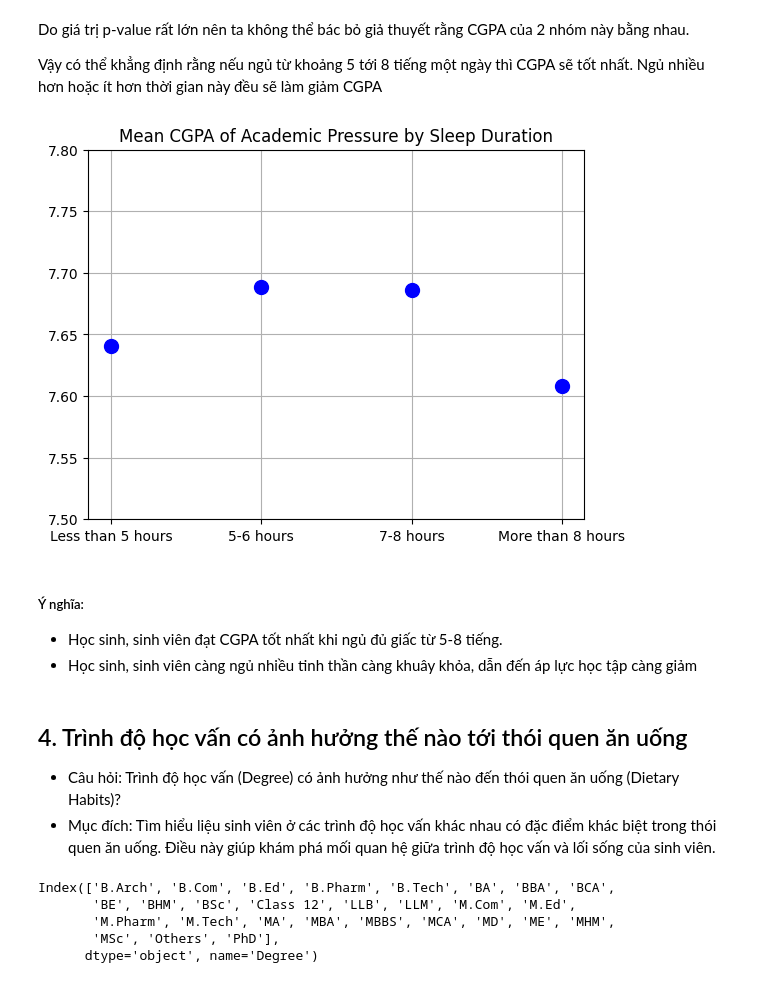
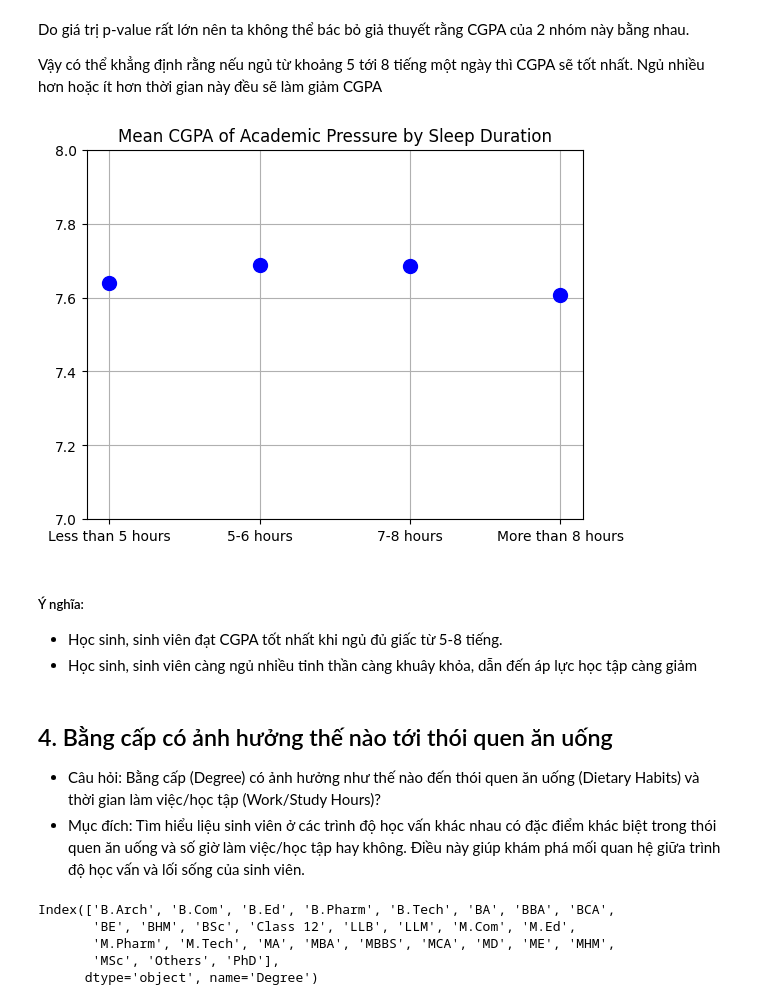
Before and after one commit to lhldanh/HCMUS_-CSC17104_Final_Project, a Jupyter notebook: main.ipynb, the cells around one changed output. Cells and saved outputs as stored; diff of their text form; code cells hidden in the pictures.

```diff
--- a/main.ipynb
+++ b/main.ipynb
@@ -402,22 +417,24 @@ Vậy có thể khẳng định rằng nếu ngủ từ khoảng 5 tới 8 tiế
 # %%
 labels=['Less than 5 hours','5-6 hours','7-8 hours','More than 8 hours']
 means = stats.loc[labels]['mean']
+
+# Create a dot plot
 plt.plot(labels, means, 'o', color='blue', markersize=10)
 plt.title('Mean CGPA of Academic Pressure by Sleep Duration')
-plt.ylim(7.5,7.8)
+plt.ylim(7,8)
 plt.grid()
 
 plt.show()
 # %% [output]
-[figure, old version]
+[figure, new version]
 # %% [markdown]
 ##### Ý nghĩa:
 + Học sinh, sinh viên đạt CGPA tốt nhất khi ngủ đủ giấc từ 5-8 tiếng.
 + Học sinh, sinh viên càng ngủ nhiều tinh thần càng khuây khỏa, dẫn đến áp lực học tập càng giảm
 # %% [markdown]
-## 4. Trình độ học vấn có ảnh hưởng thế nào tới thói quen ăn uống
-- Câu hỏi: Trình độ học vấn (Degree) có ảnh hưởng như thế nào đến thói quen ăn uống (Dietary Habits)?
-- Mục đích: Tìm hiểu liệu sinh viên ở các trình độ học vấn khác nhau có đặc điểm khác biệt trong thói quen ăn uống. Điều này giúp khám phá mối quan hệ giữa trình độ học vấn và lối sống của sinh viên.
+## 4. Bằng cấp có ảnh hưởng thế nào tới thói quen ăn uống
+- Câu hỏi: Bằng cấp (Degree) có ảnh hưởng như thế nào đến thói quen ăn uống (Dietary Habits) và thời gian làm việc/học tập (Work/Study Hours)?
+- Mục đích: Tìm hiểu liệu sinh viên ở các trình độ học vấn khác nhau có đặc điểm khác biệt trong thói quen ăn uống và số giờ làm việc/học tập hay không. Điều này giúp khám phá mối quan hệ giữa trình độ học vấn và lối sống của sinh viên.
 # %%
 df.groupby(['Degree'])['Dietary Habits'].apply(list).index
 # %% [output]
```
Also changed, not shown: parts of 40 cells of this notebook.
